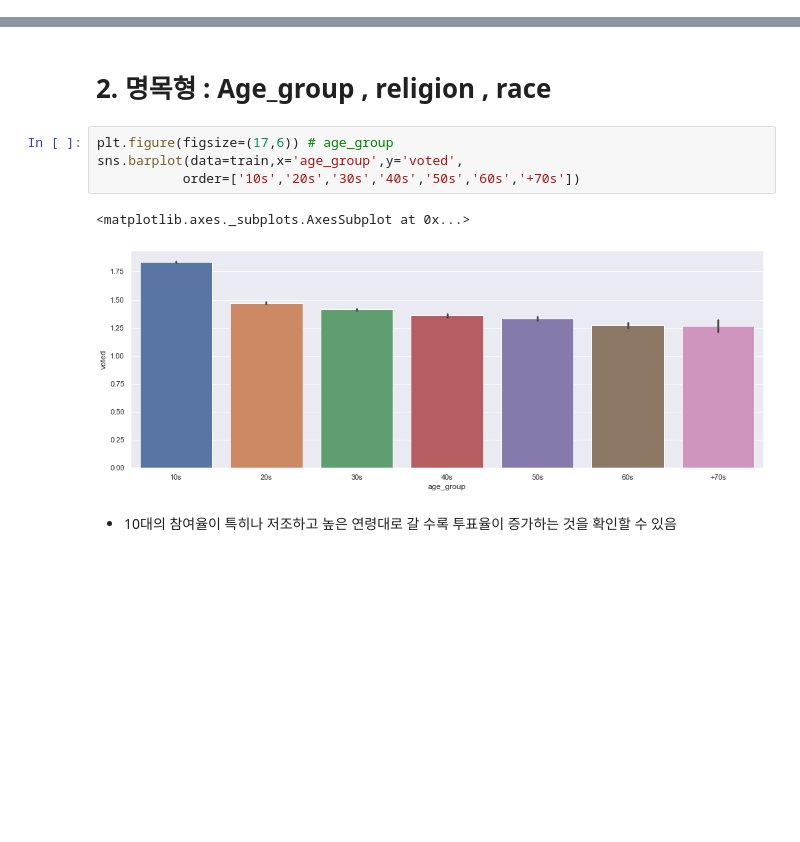
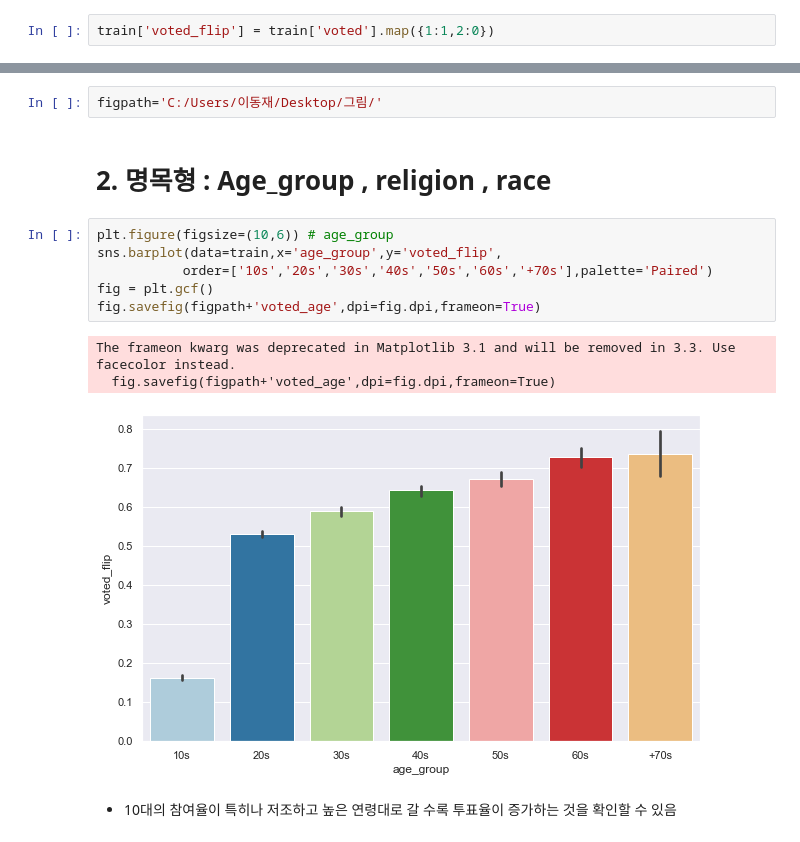
Before and after one commit to ineed-coffee/vote_prediction_from_Machiavellism_test, a Jupyter notebook: EDA/PoC/PoC with voted.ipynb, the cells around one changed output, grey strips where cells are left out. Cells and saved outputs as stored; diff of their text form; blank space fills up the shorter version.

```diff
--- a/EDA/PoC/PoC with voted.ipynb
+++ b/EDA/PoC/PoC with voted.ipynb
@@ -36,3 +36,5 @@ hand         0.006725
 QdA          0.002807
 wf_01        0.000531
 Name: voted, Length: 79, dtype: float64
+# %%
+train['voted_flip'] = train['voted'].map({1:1,2:0})
@@ -55,15 +73,20 @@ fig1.tight_layout()
 # %% [markdown]
 - 현재 기혼 상태인 그룹이 가장 투표율이 좋고 미혼 그룹은 참여율이 낮음
 - 학력의 증가가 투표율과 양의 선형 관계인 것을 확인할 수 있음
+# %%
+figpath='C:/Users/이동재/Desktop/그림/'
 # %% [markdown]
 # 2. 명목형 : Age_group , religion , race
 # %%
-plt.figure(figsize=(17,6)) # age_group
-sns.barplot(data=train,x='age_group',y='voted',
-           order=['10s','20s','30s','40s','50s','60s','+70s'])
+plt.figure(figsize=(10,6)) # age_group
+sns.barplot(data=train,x='age_group',y='voted_flip',
+           order=['10s','20s','30s','40s','50s','60s','+70s'],palette='Paired')
+fig = plt.gcf()
+fig.savefig(figpath+'voted_age',dpi=fig.dpi,frameon=True)
 # %% [output]
-<matplotlib.axes._subplots.AxesSubplot at 0x...>
+The frameon kwarg was deprecated in Matplotlib 3.1 and will be removed in 3.3. Use facecolor instead.
+  fig.savefig(figpath+'voted_age',dpi=fig.dpi,frameon=True)
-[figure, old version]
+[figure, new version]
 # %% [markdown]
 - 10대의 참여율이 특히나 저조하고 높은 연령대로 갈 수록 투표율이 증가하는 것을 확인할 수 있음
 # %%
```
Also changed, not shown: parts of 6 cells of this notebook, 38 other files.
